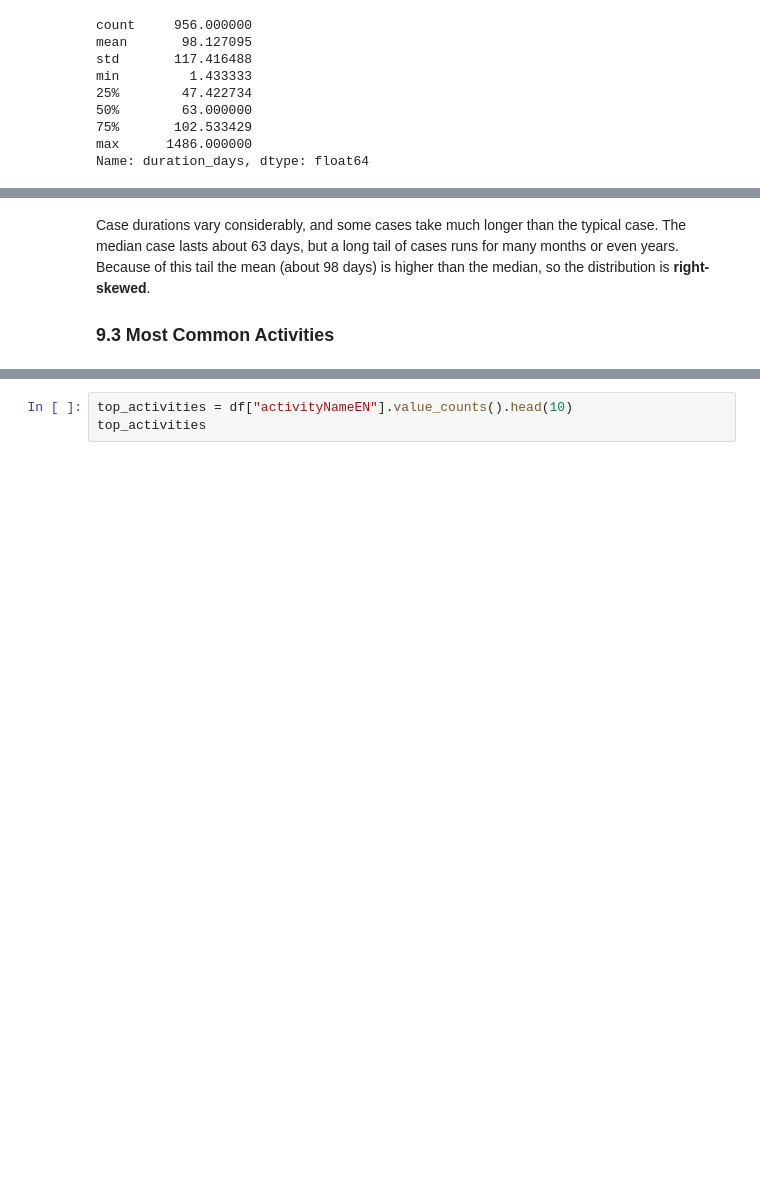
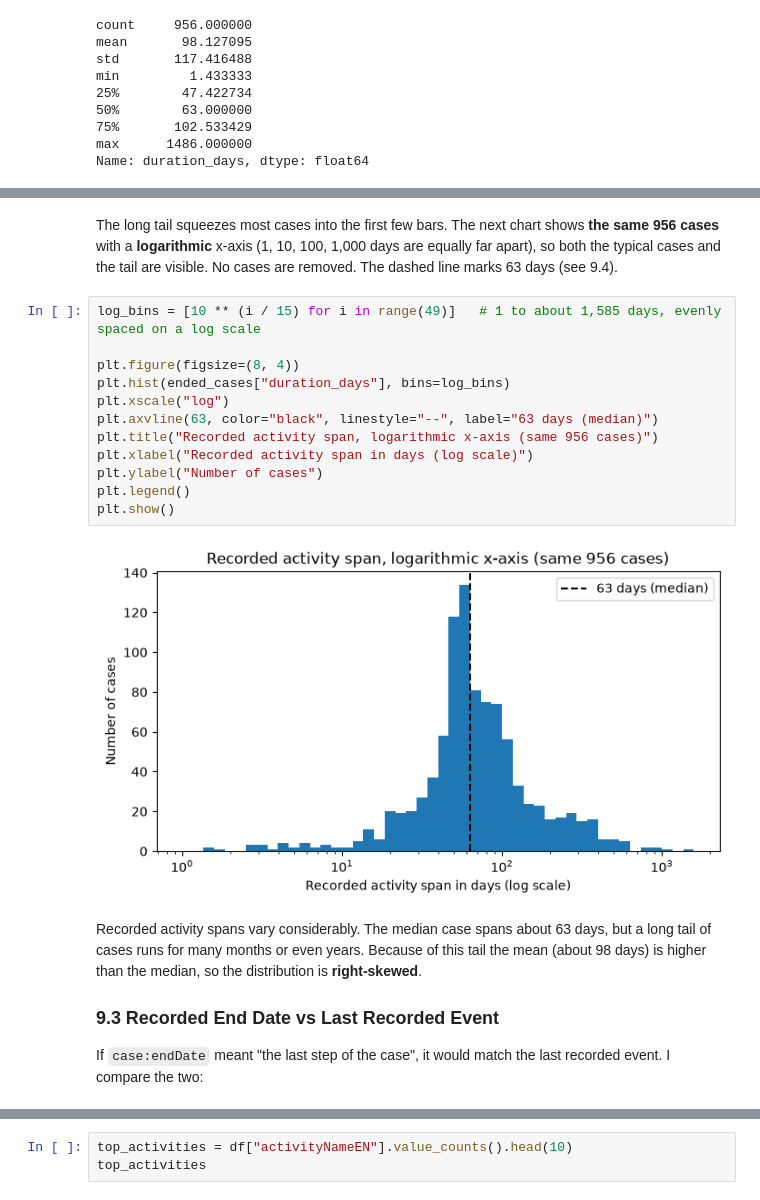
Before and after one commit to cikicali369-glitch/GA-Data-Science-Capstone-Ali, a Jupyter notebook: notebooks/01_EDA.ipynb, the cells around one changed output, grey strips where cells are left out. Drawn from its saved outputs; the diff is of its cells as text; blank space fills up the shorter version.

```diff
--- a/notebooks/01_EDA.ipynb
+++ b/notebooks/01_EDA.ipynb
@@ -393,6 +406,26 @@ plt.show()
+# %% [markdown]
+The long tail squeezes most cases into the first few bars. The next chart shows **the same 956 cases** with a
+**logarithmic** x-axis (1, 10, 100, 1,000 days are equally far apart), so both the typical cases and the tail are visible.
+No cases are removed. The dashed line marks 63 days (see 9.4).
+# %%
+log_bins = [10 ** (i / 15) for i in range(49)]   # 1 to about 1,585 days, evenly spaced on a log scale
+
+plt.figure(figsize=(8, 4))
+plt.hist(ended_cases["duration_days"], bins=log_bins)
+plt.xscale("log")
+plt.axvline(63, color="black", linestyle="--", label="63 days (median)")
+plt.title("Recorded activity span, logarithmic x-axis (same 956 cases)")
+plt.xlabel("Recorded activity span in days (log scale)")
+plt.ylabel("Number of cases")
+plt.legend()
+plt.show()
+# %% [output]
+[figure, added]
 # %% [markdown]
-Case durations vary considerably, and some cases take much longer than the typical case. The median case lasts about
-63 days, but a long tail of cases runs for many months or even years. Because of this tail the mean (about 98 days) is
-higher than the median, so the distribution is **right-skewed**.
+Recorded activity spans vary considerably. The median case spans about 63 days, but a long tail of cases runs for many
+months or even years. Because of this tail the mean (about 98 days) is higher than the median, so the distribution is
+**right-skewed**.
 
-### 9.3 Most Common Activities
+### 9.3 Recorded End Date vs Last Recorded Event
+
+If `case:endDate` meant "the last step of the case", it would match the last recorded event. I compare the two:
```
Also changed, not shown: parts of 19 cells of this notebook, 16 other files.
